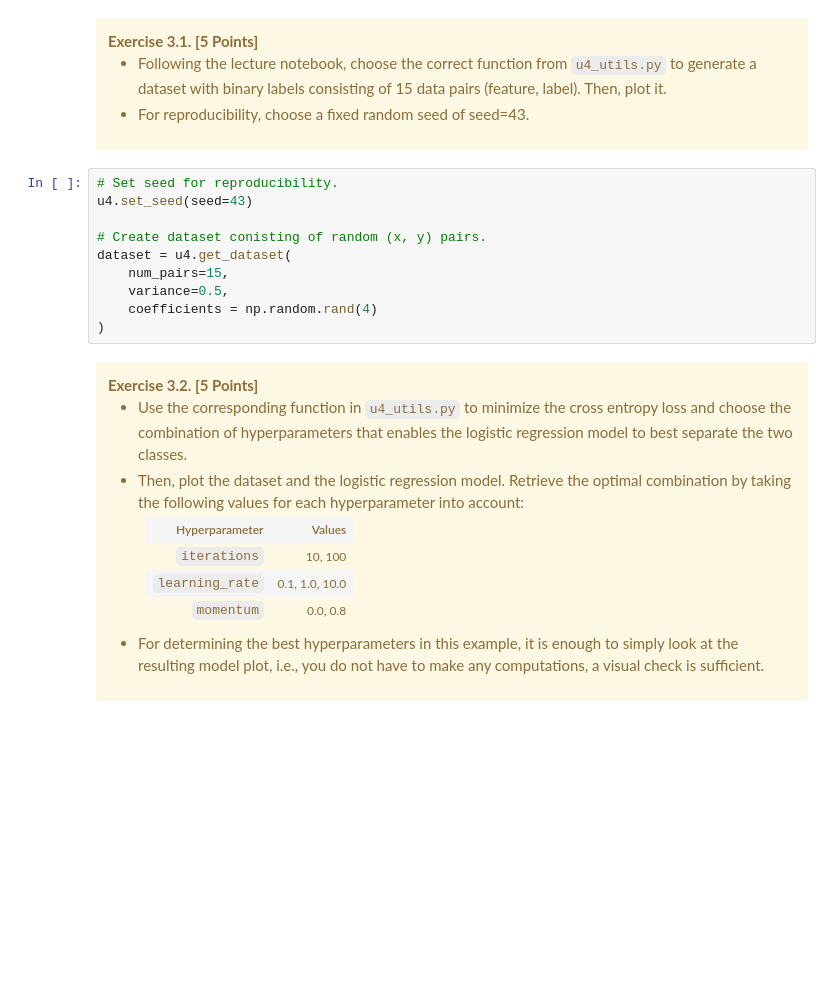
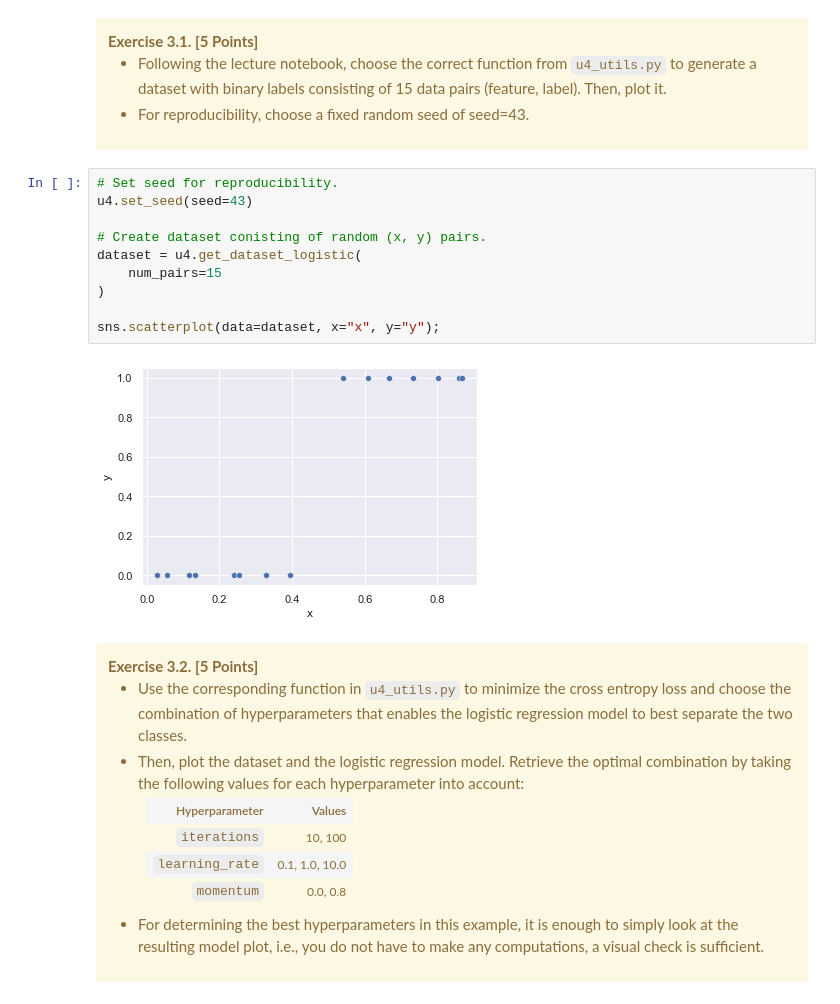
Before and after one commit to qtakmalay/JupyterProjects, a Jupyter notebook: U4/U4_Assignment.ipynb, the cells around one changed output. Saved outputs shown, nothing was run; the diff lists cells and outputs as text; blank space fills up the shorter version.

```diff
--- a/U4/U4_Assignment.ipynb
+++ b/U4/U4_Assignment.ipynb
@@ -265,13 +265,15 @@ In this exercise, we will consider that $y$ is a binary variable, i.e., the labe
 # %%
 # Set seed for reproducibility.
 u4.set_seed(seed=43)
 
 # Create dataset conisting of random (x, y) pairs.
-dataset = u4.get_dataset(
-    num_pairs=15,
-    variance=0.5,
-    coefficients = np.random.rand(4)
+dataset = u4.get_dataset_logistic(
+    num_pairs=15
 )
+
+sns.scatterplot(data=dataset, x="x", y="y");
+# %% [output]
+[figure, added]
 # %% [markdown]
 <div class="alert alert-warning">
     <b>Exercise 3.2. [5 Points]</b>
```
Also changed, not shown: parts of 16 cells of this notebook.
